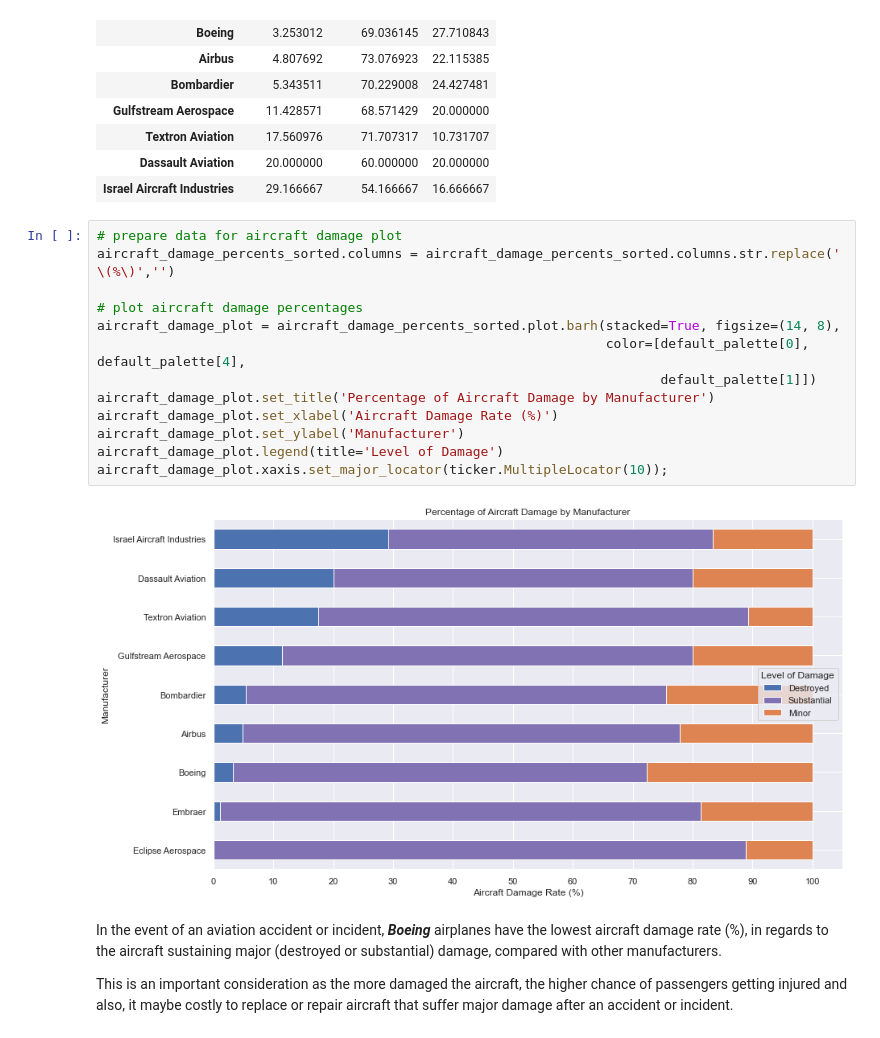
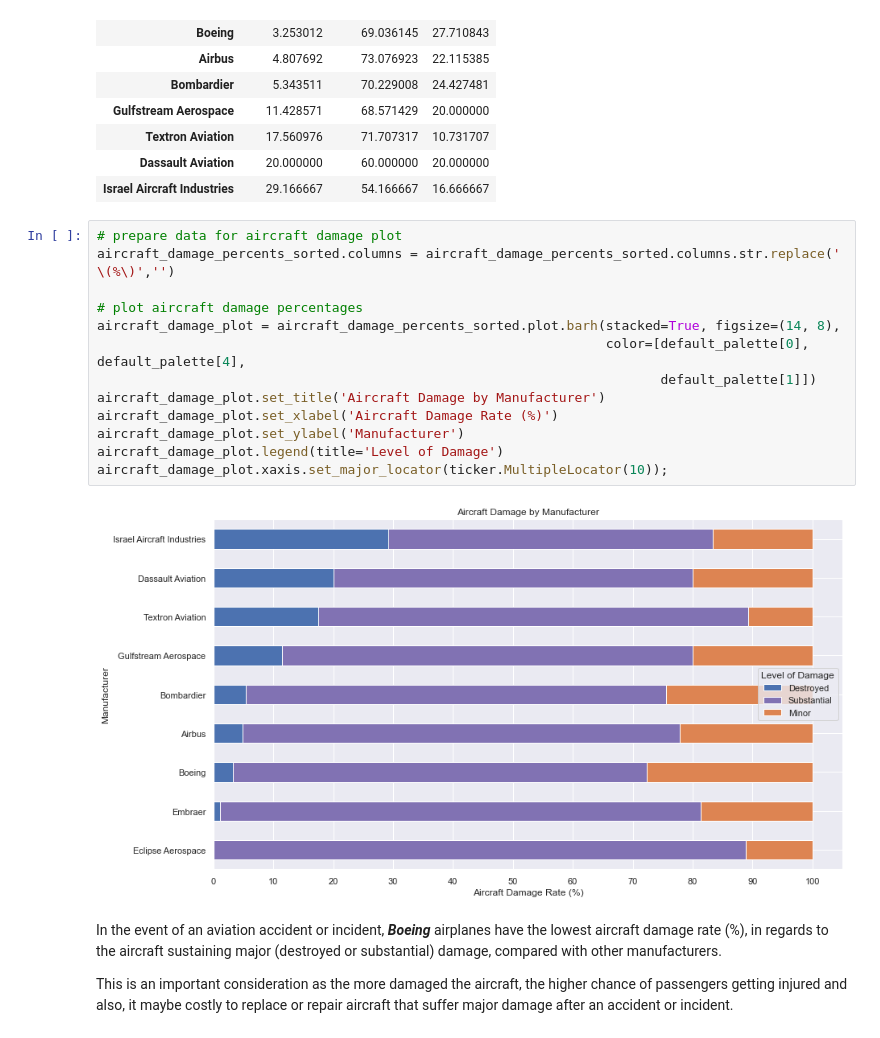
Before and after one commit to hfu-dev/safest-aircraft-analysis, a Jupyter notebook: final.ipynb, the cells around one changed output. Saved outputs shown, nothing was run; the diff lists cells and outputs as text.

```diff
--- a/final.ipynb
+++ b/final.ipynb
@@ -602,18 +606,18 @@ aircraft_damage_percents_sorted
 # %%
 # prepare data for aircraft damage plot
 aircraft_damage_percents_sorted.columns = aircraft_damage_percents_sorted.columns.str.replace(' \(%\)','')
 
 # plot aircraft damage percentages
 aircraft_damage_plot = aircraft_damage_percents_sorted.plot.barh(stacked=True, figsize=(14, 8),
                                                                  color=[default_palette[0], default_palette[4],
                                                                         default_palette[1]])
-aircraft_damage_plot.set_title('Percentage of Aircraft Damage by Manufacturer')
+aircraft_damage_plot.set_title('Aircraft Damage by Manufacturer')
 aircraft_damage_plot.set_xlabel('Aircraft Damage Rate (%)')
 aircraft_damage_plot.set_ylabel('Manufacturer')
 aircraft_damage_plot.legend(title='Level of Damage')
 aircraft_damage_plot.xaxis.set_major_locator(ticker.MultipleLocator(10));
 # %% [output]
-[figure, old version]
+[figure, new version]
 # %% [markdown]
 In the event of an aviation accident or incident, ***Boeing*** airplanes have the lowest aircraft damage rate (%), in regards to the aircraft sustaining major (destroyed or substantial) damage, compared with other manufacturers.
 
```
Also changed, not shown: parts of 8 cells of this notebook.
